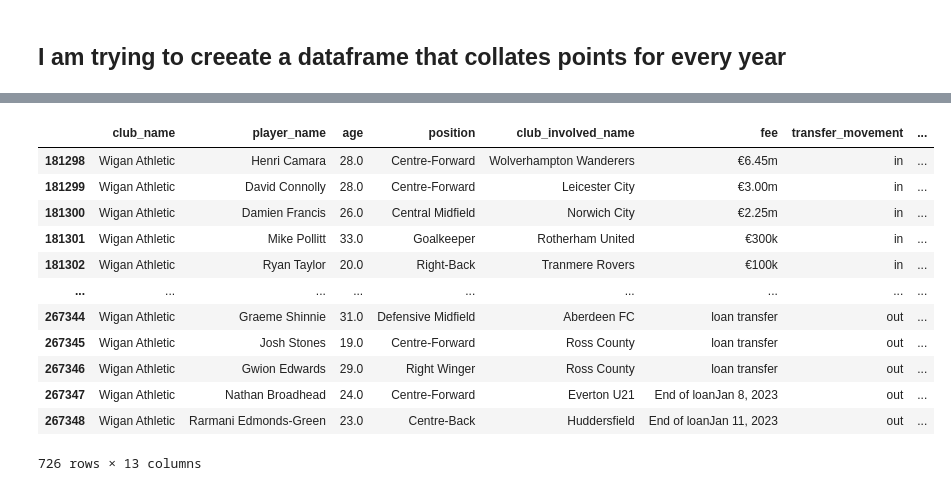
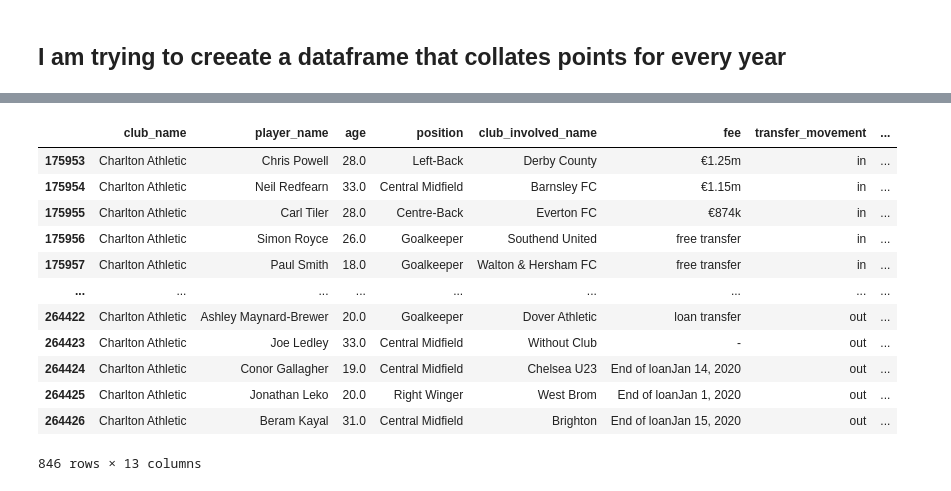
Before and after one commit to AhanPenkar/exploratory-football, a Jupyter notebook: data_get.ipynb, the cells around one changed output, grey strips where cells are left out. Drawn from its saved outputs; the diff is of its cells as text; code cells hidden in the pictures.

```diff
--- a/data_get.ipynb
+++ b/data_get.ipynb
@@ -357,19 +367,19 @@ league_historical.to_csv('points.csv', index=False)
 prem_champ_df = pd.read_csv('master.csv')
 # %%
 #find bolton in the dataframe, not exact match
-prem_champ_df[prem_champ_df['club_name'].str.contains('Wigan')]
+prem_champ_df[prem_champ_df['club_name'].str.contains('Charlton')]
 # %% [output]
 |  | club_name | player_name | age | position | club_involved_name | fee | transfer_movement | ... |
-| 181298 | Wigan Athletic | Henri Camara | 28.0 | Centre-Forward | Wolverhampton Wanderers | €6.45m | in | ... |
-| 181299 | Wigan Athletic | David Connolly | 28.0 | Centre-Forward | Leicester City | €3.00m | in | ... |
-| 181300 | Wigan Athletic | Damien Francis | 26.0 | Central Midfield | Norwich City | €2.25m | in | ... |
-| 181301 | Wigan Athletic | Mike Pollitt | 33.0 | Goalkeeper | Rotherham United | €300k | in | ... |
-| 181302 | Wigan Athletic | Ryan Taylor | 20.0 | Right-Back | Tranmere Rovers | €100k | in | ... |
+| 175953 | Charlton Athletic | Chris Powell | 28.0 | Left-Back | Derby County | €1.25m | in | ... |
+| 175954 | Charlton Athletic | Neil Redfearn | 33.0 | Central Midfield | Barnsley FC | €1.15m | in | ... |
+| 175955 | Charlton Athletic | Carl Tiler | 28.0 | Centre-Back | Everton FC | €874k | in | ... |
+| 175956 | Charlton Athletic | Simon Royce | 26.0 | Goalkeeper | Southend United | free transfer | in | ... |
+| 175957 | Charlton Athletic | Paul Smith | 18.0 | Goalkeeper | Walton & Hersham FC | free transfer | in | ... |
 | ... | ... | ... | ... | ... | ... | ... | ... | ... |
-| 267344 | Wigan Athletic | Graeme Shinnie | 31.0 | Defensive Midfield | Aberdeen FC | loan transfer | out | ... |
-| 267345 | Wigan Athletic | Josh Stones | 19.0 | Centre-Forward | Ross County | loan transfer | out | ... |
-| 267346 | Wigan Athletic | Gwion Edwards | 29.0 | Right Winger | Ross County | loan transfer | out | ... |
-| 267347 | Wigan Athletic | Nathan Broadhead | 24.0 | Centre-Forward | Everton U21 | End of loanJan 8, 2023 | out | ... |
-| 267348 | Wigan Athletic | Rarmani Edmonds-Green | 23.0 | Centre-Back | Huddersfield | End of loanJan 11, 2023 | out | ... |
+| 264422 | Charlton Athletic | Ashley Maynard-Brewer | 20.0 | Goalkeeper | Dover Athletic | loan transfer | out | ... |
+| 264423 | Charlton Athletic | Joe Ledley | 33.0 | Central Midfield | Without Club | - | out | ... |
+| 264424 | Charlton Athletic | Conor Gallagher | 19.0 | Central Midfield | Chelsea U23 | End of loanJan 14, 2020 | out | ... |
+| 264425 | Charlton Athletic | Jonathan Leko | 20.0 | Right Winger | West Brom | End of loanJan 1, 2020 | out | ... |
+| 264426 | Charlton Athletic | Beram Kayal | 31.0 | Central Midfield | Brighton | End of loanJan 15, 2020 | out | ... |
-726 rows × 13 columns
+846 rows × 13 columns
 # %%
```
Also changed, not shown: parts of 15 cells of this notebook, 35 other files.
